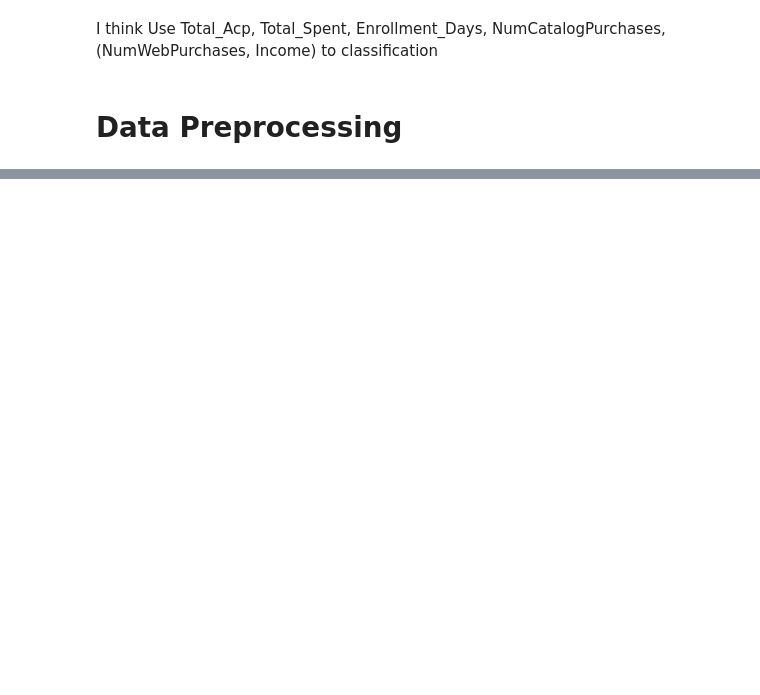
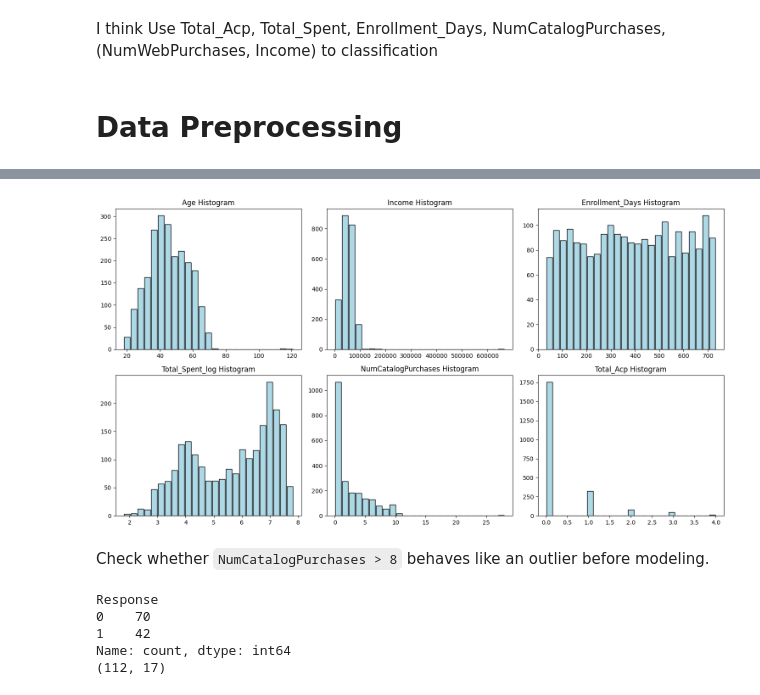
Before and after one commit to waterlemon7z/DataScience-customer-personality-analysis, a Jupyter notebook: classification.ipynb, the cells around one changed output, grey strips where cells are left out. Cells and saved outputs as stored; diff of their text form; code cells hidden in the pictures; blank space fills up the shorter version.

```diff
--- a/main.ipynb
+++ b/classification.ipynb
@@ -231,13 +237,0 @@ print(model_df.head())
-# %%
-features = ['Enrollment_Days', 'Total_Spent_log', 'NumCatalogPurchases', 'Total_Acp']
-fig, ax = plt.subplots(2, 2, figsize=(12, 10))
-
-for i in range(2):
-    for j in range(2):
-        col_idx = i * 2 + j
-        col_name = features[col_idx]
-        ax[i][j].hist(model_df[col_name], bins=25, color='lightblue', edgecolor='black', rwidth=0.90)
-        ax[i][j].set_title(f'{col_name} Histogram', fontsize=12)
-
-plt.tight_layout()
-plt.show()
@@ -350,0 +238,18 @@ print(classification_report(y_test, y_pred))
+# %%
+# Use feature groups from demographic, family, relationship, spending,
+# purchase channel, and campaign variables.
+model_features = [
+    'Age', 'Income', 'Education', 'Marital_Status',
+    'Kidhome', 'Teenhome', 'Recency', 'Enrollment_Days',
+    'Total_Spent', 'Total_Acp',
+    'NumDealsPurchases', 'NumWebPurchases', 'NumCatalogPurchases',
+    'NumStorePurchases', 'NumWebVisitsMonth', 'Complain'
+]
+target = 'Response'
+
+model_df = df_clean.loc[:, model_features + [target]].copy()
+model_df['Total_Spent_log'] = np.log1p(model_df['Total_Spent'])
+model_df = model_df.drop(columns=['Total_Spent'])
+
+print(model_df.shape)
+print(model_df[target].value_counts(normalize=True).rename('ratio'))
@@ -350,0 +283,25 @@ print(classification_report(y_test, y_pred))
+# %%
+numeric_features_for_plot = ['Age', 'Income', 'Enrollment_Days', 'Total_Spent_log', 'NumCatalogPurchases', 'Total_Acp']
+fig, ax = plt.subplots(2, 3, figsize=(15, 8))
+
+for idx, col_name in enumerate(numeric_features_for_plot):
+    row, col = divmod(idx, 3)
+    ax[row][col].hist(model_df[col_name], bins=25, color='lightblue', edgecolor='black', rwidth=0.90)
+    ax[row][col].set_title(f'{col_name} Histogram', fontsize=12)
+
+plt.tight_layout()
+plt.show()
+# %% [output]
+[figure, added]
+# %% [markdown]
+Check whether `NumCatalogPurchases > 8` behaves like an outlier before modeling.
+# %%
+catalog_outliers = model_df[model_df['NumCatalogPurchases'] > 8]
+print(catalog_outliers[target].value_counts())
+print(catalog_outliers.shape)
+# %% [output]
+Response
+0    70
+1    42
+Name: count, dtype: int64
+(112, 17)
```
Also changed, not shown: parts of 31 cells of this notebook, 1 other file.
